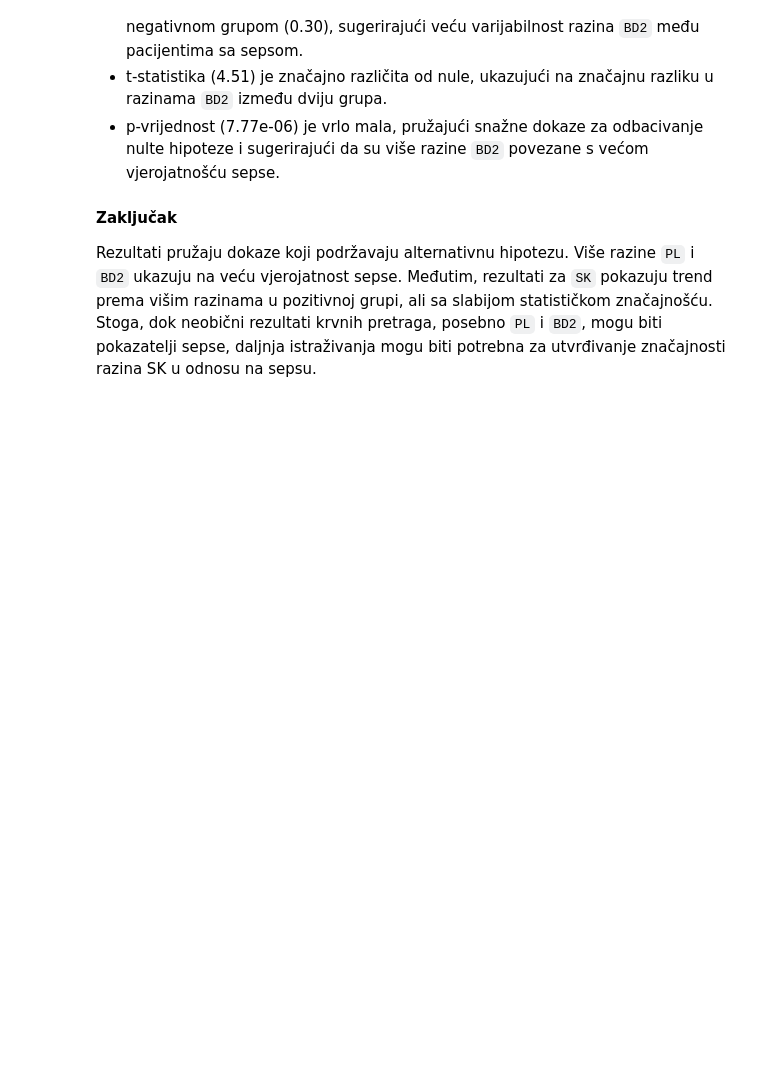
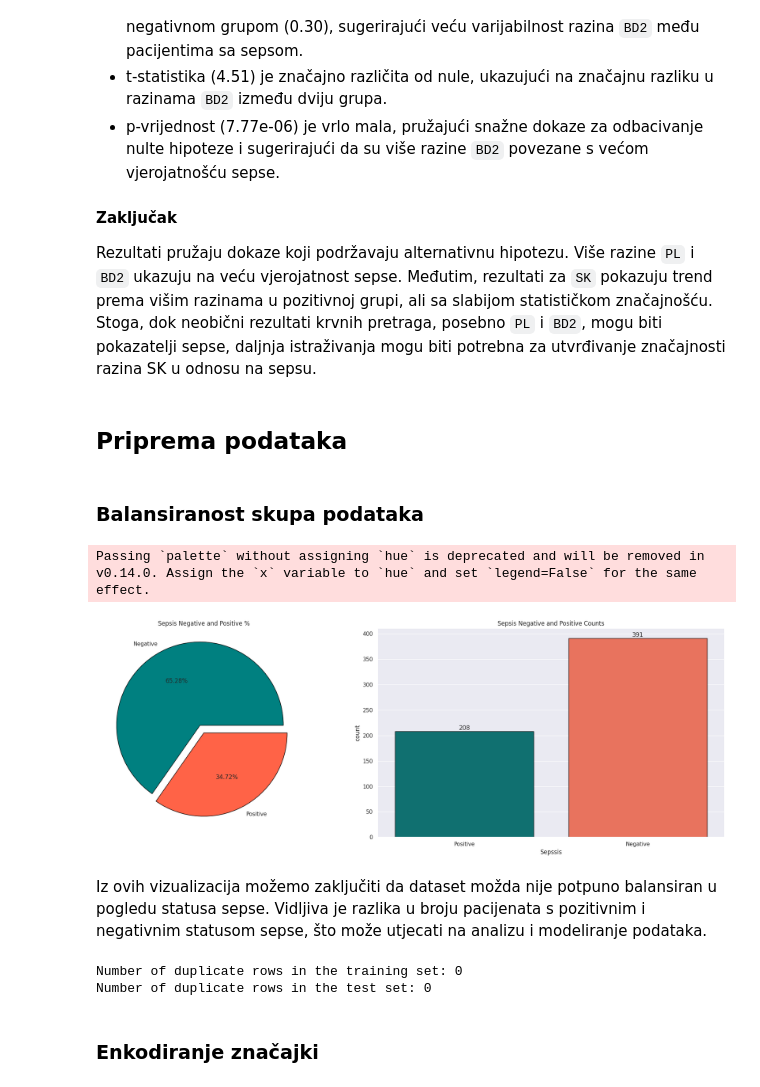
Before and after one commit to dsabljic/Sepsis-Classification, a Jupyter notebook: Sepsis Classification.ipynb, the cells around one changed output. Cells and saved outputs as stored; diff of their text form; code cells hidden in the pictures; blank space fills up the shorter version.

Commit message:
Priprema podataka za modeliranje

```diff
--- a/Sepsis Classification.ipynb
+++ b/Sepsis Classification.ipynb
@@ -751,3 +751,41 @@ Rezultati testiranja hipoteza za neobične rezultate krvnih pretraga (PL, SK, BD
 
 #### Zaključak
 Rezultati pružaju dokaze koji podržavaju alternativnu hipotezu. Više razine `PL` i `BD2` ukazuju na veću vjerojatnost sepse. Međutim, rezultati za `SK` pokazuju trend prema višim razinama u pozitivnoj grupi, ali sa slabijom statističkom značajnošću. Stoga, dok neobični rezultati krvnih pretraga, posebno `PL` i `BD2`, mogu biti pokazatelji sepse, daljnja istraživanja mogu biti potrebna za utvrđivanje značajnosti razina SK u odnosu na sepsu.
+# %% [markdown]
+## Priprema podataka
+# %% [markdown]
+### Balansiranost skupa podataka
+# %%
+palette = ['#008080', '#FF6347']
+
+# Postotci
+sepsis_counts = df['Sepssis'].value_counts(normalize=True) * 100
+
+fig, axes = plt.subplots(nrows=1, ncols=2, figsize=(20, 7))
+
+axes[0].pie(sepsis_counts, labels=sepsis_counts.index, autopct='%1.2f%%', explode=(0.1, 0),
+            colors=palette, wedgeprops={'edgecolor': 'black', 'linewidth': 1, 'antialiased': True})
+axes[0].set_title('Sepsis Negative and Positive %')
+
+sns.countplot(data=df, x='Sepssis', palette=palette, edgecolor='black', ax=axes[1])
+axes[1].set_title('Sepsis Negative and Positive Counts')
+
+for container in axes[1].containers:
+    axes[1].bar_label(container)
+
+plt.tight_layout()
+plt.show()
+# %% [output]
+Passing `palette` without assigning `hue` is deprecated and will be removed in v0.14.0. Assign the `x` variable to `hue` and set `legend=False` for the same effect.
+[figure, added]
+# %% [markdown]
+Iz ovih vizualizacija možemo zaključiti da dataset možda nije potpuno balansiran u pogledu statusa sepse. Vidljiva je razlika u broju pacijenata s pozitivnim i negativnim statusom sepse, što može utjecati na analizu i modeliranje podataka.
+# %%
+# Provjera duplikata u skupu podataka
+print(f'Number of duplicate rows in the training set: {df[df.duplicated()].shape[0]}')
+print(f'Number of duplicate rows in the test set: {test[test.duplicated()].shape[0]}')
+# %% [output]
+Number of duplicate rows in the training set: 0
+Number of duplicate rows in the test set: 0
+# %% [markdown]
+### Enkodiranje značajki
```
Also changed, not shown: parts of 10 cells of this notebook.
